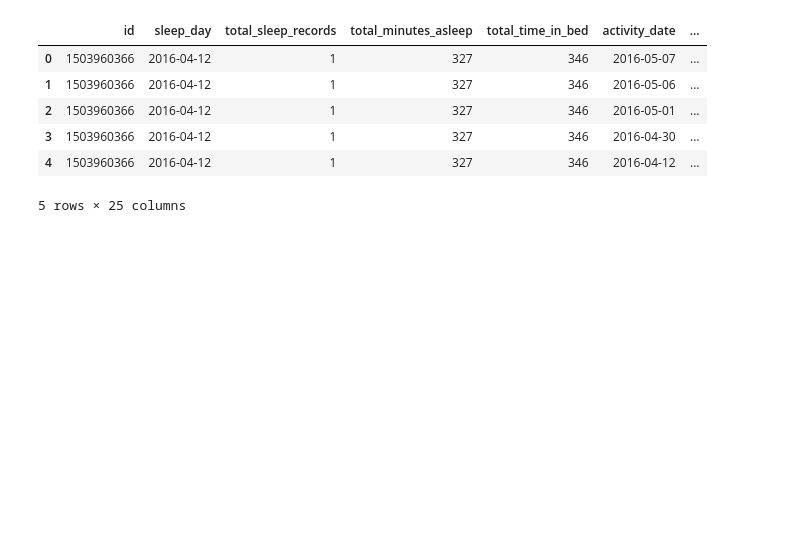
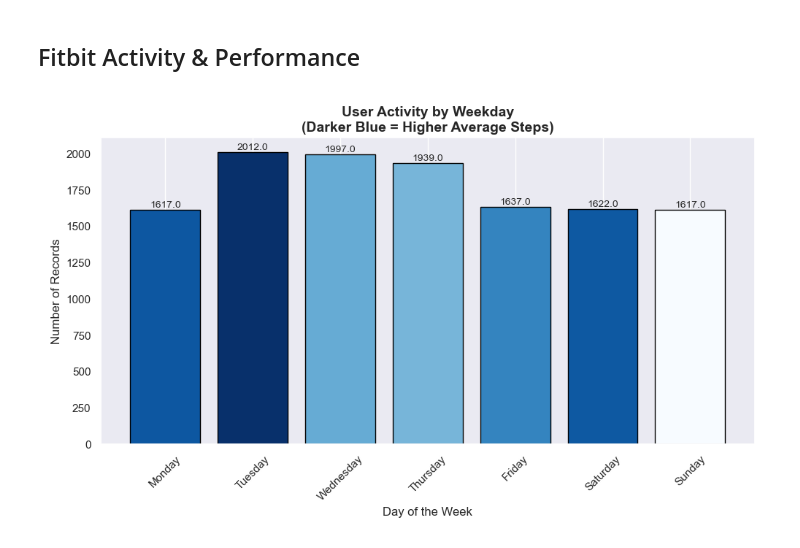
Before and after one commit to SheryllD/Project_SQL_Database, a Jupyter notebook: Data_Analysis.ipynb, the cells around one changed output. Cells and saved outputs as stored; diff of their text form; code cells hidden in the pictures; blank space fills up the shorter version.

```diff
--- a/Data_Analysis.ipynb
+++ b/Data_Analysis.ipynb
@@ -19,12 +54,14 @@ warnings.filterwarnings('ignore')
 # %%
-file_path = ("Datasets_files/Data_files_Fitbit/cleaned_fitbit_data.csv")
-df = pd.read_csv(file_path)
-df.head()
+# file_path = ("Datasets_files/Data_files_Fitbit/cleaned_fitbit_data.csv")
+# df = pd.read_csv(file_path)
+# #df.head()
-# %% [output]
-|  | id | sleep_day | total_sleep_records | total_minutes_asleep | total_time_in_bed | activity_date | ... |
-| 0 | 1503960366 | 2016-04-12 | 1 | 327 | 346 | 2016-05-07 | ... |
-| 1 | 1503960366 | 2016-04-12 | 1 | 327 | 346 | 2016-05-06 | ... |
-| 2 | 1503960366 | 2016-04-12 | 1 | 327 | 346 | 2016-05-01 | ... |
-| 3 | 1503960366 | 2016-04-12 | 1 | 327 | 346 | 2016-04-30 | ... |
-| 4 | 1503960366 | 2016-04-12 | 1 | 327 | 346 | 2016-04-12 | ... |
-5 rows × 25 columns
+# %% [markdown]
+## Fitbit Activity & Performance
+# %%
+image_path = "Data_visuals/Dataset_visuals_Fitbit/User_Activity_by_Week.png"
+# Open and display the image
+image = Image.open(image_path)
+display(image)
+plt.show()
+# %% [output]
+[figure, added]
```
Also changed, not shown: parts of 9 cells of this notebook, 5 other files.
